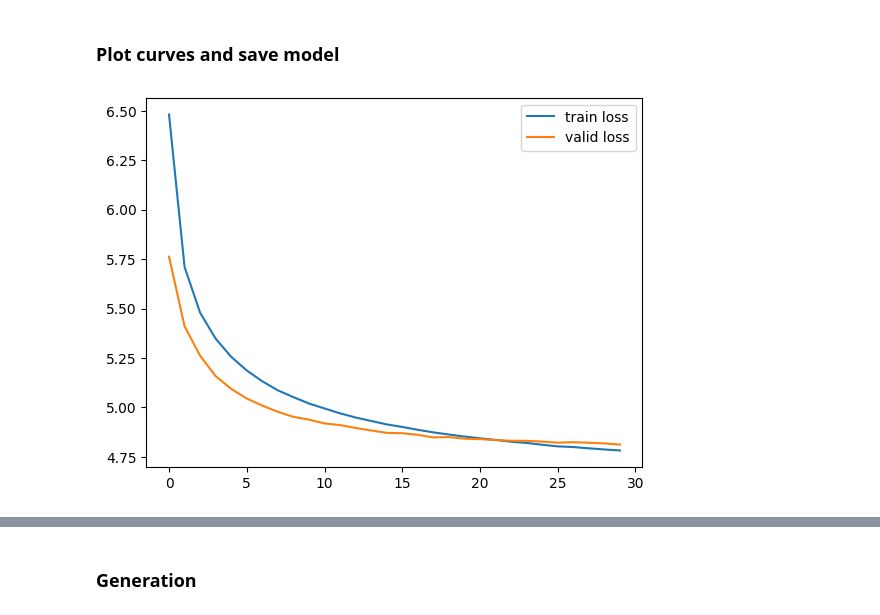
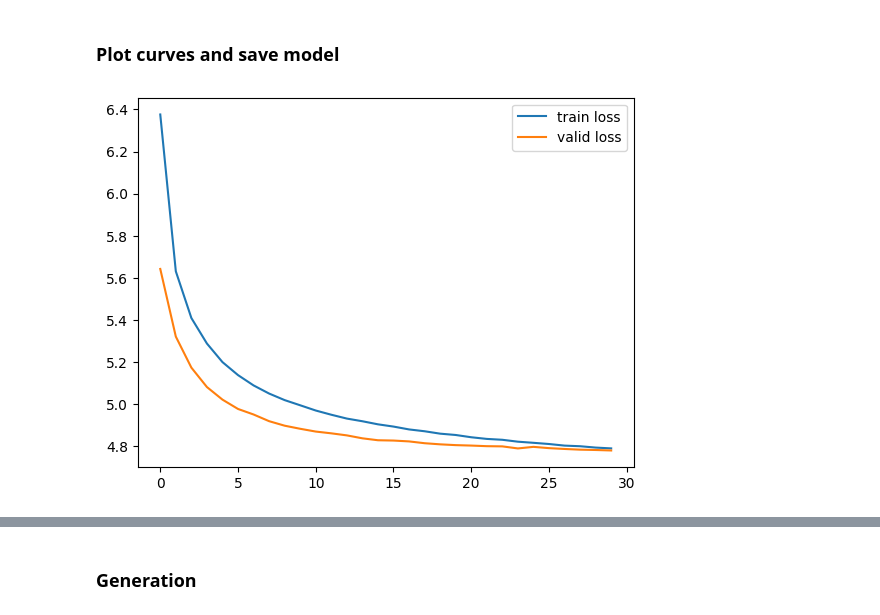
Before and after one commit to ldt29/lstm-lm, a Jupyter notebook: language_model_with_RNNs.ipynb, the cells around one changed output, grey strips where cells are left out. Cells and saved outputs as stored; diff of their text form; code cells hidden in the pictures.

```diff
--- a/language_model_with_RNNs.ipynb
+++ b/language_model_with_RNNs.ipynb
@@ -186,7 +186,7 @@ class LSTM_LM(nn.Module):
                 weight.new(self.num_layers, batch_size, self.hidden_dim).zero_().to(device))
 
     def reuse_hidden(self, hidden):
-        return (hidden[0].detach(), hidden[1].detach())
+        return (self.dropout(hidden[0]).detach(), hidden[1].detach())
 # %%
 # Train and Test an RNN Language Model
 class RNN_LM(nn.Module):
@@ -282,14 +282,14 @@ model = LSTM_LM(args['vocab_size'], args['embedding_dim'], args['hidden_dim'], a
 model.to(device)
 criterion = nn.NLLLoss()
 optimizer = optim.Adam(model.parameters(), lr=args['lr'])
-# scheduler = optim.lr_scheduler.StepLR(optimizer, step_size=5, gamma=0.5)
+scheduler = optim.lr_scheduler.StepLR(optimizer, step_size=2, gamma=0.98)
 train_losses = []
 valid_losses = []
 for epoch in range(args['epochs']):
     train_dataLoader.dataset.init_epoch()
     train_loss = train(model, train_dataLoader, criterion, optimizer, reuse=args['reuse_hidden'])
     valid_loss = test(model, valid_dataLoader, criterion)
-    # scheduler.step()
+    scheduler.step()
     train_losses.append(train_loss)
     valid_losses.append(valid_loss)
     valid_perplexity = math.exp(valid_loss)
@@ -317,13 +317,13 @@ Epoch: 29, Train Loss: 4.782777463191675, Valid Loss: 4.81269685403192, Valid Pe
 # %%
 ## plot the loss curve and save the model
 plt.plot(train_losses, label='train loss')
 plt.plot(valid_losses, label='valid loss')
 plt.legend()
 ## save with utc time
-torch.save(model.state_dict(), args['save_path'] + 'models/LSTM_LM_layer3_seq7_' + datetime.utcnow().strftime("%Y-%m-%d-%H%MZ") + '.pt')
-plt.savefig(args['save_path'] + 'curves/LSTM_layer3_seq7_loss_curve_' + datetime.utcnow().strftime("%Y-%m-%d-%H%MZ") + '.png')
+torch.save(model.state_dict(), args['save_path'] + 'models/LSTM_LM_lr_' + datetime.utcnow().strftime("%Y-%m-%d-%H%MZ") + '.pt')
+plt.savefig(args['save_path'] + 'curves/LSTM_lr_loss_curve_' + datetime.utcnow().strftime("%Y-%m-%d-%H%MZ") + '.png')
 # %% [output]
-[figure, old version]
+[figure, new version]
 # %%
 ## Test
 test_dataLoader = DataLoader(dataset=PennTreebankDataset(ptb_test_lines, args['sequence_length'], args['batch_size']), batch_size=args['batch_size'], shuffle=False)
```
Also changed, not shown: parts of 9 cells of this notebook, 3 other files.
